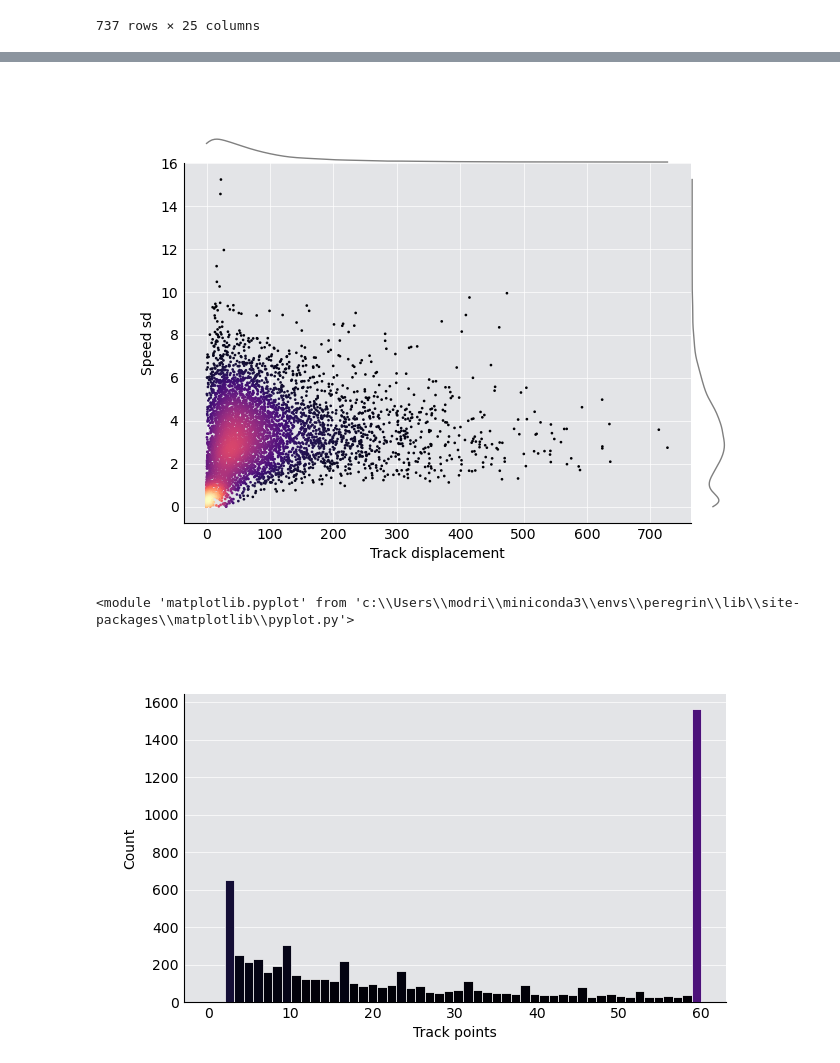
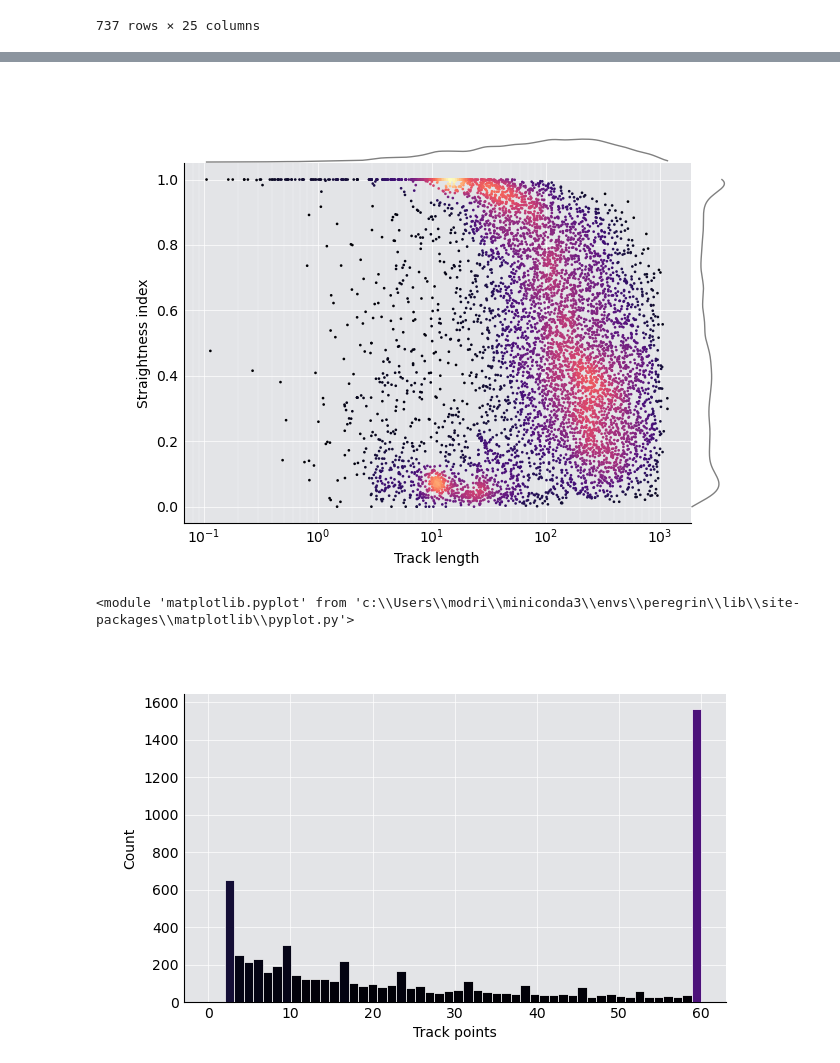
Before and after one commit to BranislavModriansky/Peregrin, a Jupyter notebook: lib/peregrin/Z_sketches/filter_computations.ipynb, the cells around one changed output, grey strips where cells are left out. Cells and saved outputs as stored; diff of their text form; code cells hidden in the pictures.

```diff
--- a/lib/peregrin/Z_sketches/filter_computations.ipynb
+++ b/lib/peregrin/Z_sketches/filter_computations.ipynb
@@ -92,11 +92,14 @@ importlib.reload(filters_module)
 
 filter = filters_module.filter
 # %%
+class InvalidParameterValueError(ValueError): ...
+
 %matplotlib widget
 
 import matplotlib.pyplot as plt
 from matplotlib.widgets import PolygonSelector
 from matplotlib.path import Path
+from matplotlib.ticker import LogLocator, LogFormatterSciNotation, NullFormatter
 from mpl_toolkits.axes_grid1 import make_axes_locatable
 from scipy.stats import gaussian_kde
 import numpy as np
@@ -113,14 +116,34 @@ class Gating:
 
         self.df: pd.DataFrame = None
 
+    @staticmethod
+    def _apply_log_ticks(axis_obj, base):
+        """Attach proper major/minor log locators and formatters to one axis."""
+        axis_obj.set_major_locator(LogLocator(base=base))
+        # minor ticks at every integer multiple within a decade/octave
+        axis_obj.set_minor_locator(
+            LogLocator(base=base, subs=tuple(np.arange(2, base)) if base > 2 else (1.5,))
+        )
+        axis_obj.set_major_formatter(LogFormatterSciNotation(base=base))
+        axis_obj.set_minor_formatter(NullFormatter())
 
     def gate(
         self,
         df: pd.DataFrame,
         y: str,
         x: str,
+        *,
+        log: bool = False,
         **kwargs
     ) -> None:
+
+        # per-axis log flags; `log` kept for backward compatibility
+        log_x = kwargs.get("log_x", log)
+        log_y = kwargs.get("log_y", log)
+
+        for _log in [log_x, log_y]:
+            if not isinstance(_log, bool):
+                raise InvalidParameterValueError(f"{_log} is not a valid log value; must be boolean (True/False)")
 
         if self.df is None:
             self.df = df
@@ -138,26 +161,40 @@ class Gating:
 
         # drop rows with NaN (or inf) in either coordinate
         finite = np.isfinite(xdata) & np.isfinite(ydata)
+        # when using log scales, positive values are also required
+        if log_x:
+            finite &= xdata > 0
+        if log_y:
+            finite &= ydata > 0
         n_dropped = int((~finite).sum())
         if n_dropped:
-            print(f"Dropping {n_dropped} rows with non-finite {x!r}/{y!r} values")
+            print(f"Dropping {n_dropped} rows with non-finite/non-positive {x!r}/{y!r} values")
         df = df.loc[finite].reset_index(drop=True)
         xdata = xdata[finite]
         ydata = ydata[finite]
-        # xy = np.column_stack([xdata, ydata])
 
+        # values used for density/KDE (log-transformed where requested)
+        xkde = np.log(xdata) if log_x else xdata
+        ykde = np.log(ydata) if log_y else ydata
 
         # compute local point density (count) via Gaussian KDE
-        density = gaussian_kde(np.vstack([xdata, ydata]))(np.vstack([xdata, ydata]))
+        # density = gaussian_kde(np.vstack([xkde, ykde]), bw_method=kwargs.get("kde_bw", "scott"))(np.vstack([xkde, ykde]))
+        density = gaussian_kde(np.vstack([xkde, ykde]), bw_method=kwargs.get("kde_bw", "scott"))
 
         # sort so densest points are drawn on top
-        order = density.argsort()
-        xs, ys, dens = xdata[order], ydata[order], density[order]
+        # order = density.argsort()
+        # xs, ys, dens = xdata[order], ydata[order], density[order]
+        xs, ys, dens = xdata, ydata, density(np.vstack([xkde, ykde]))
 
         fig, ax = plt.subplots(figsize=(7, 5))
         pts = ax.scatter(xs, ys, c=dens, s=0.85, cmap=kwargs.get("cmap", "magma"), zorder=3)
         ax.set_xlabel(x)
         ax.set_ylabel(y)
+
+        if log_y:
+            ax.set_yscale('log', nonpositive='clip')
+        if log_x:
+            ax.set_xscale('log', nonpositive='clip')
 
         for axis in ["top", "right"]:
             ax.spines[axis].set_visible(False)
@@ -169,20 +206,22 @@ class Gating:
         ax_top = divider.append_axes("top", size="7%", pad=0, sharex=ax)
         ax_right = divider.append_axes("right", size="7%", pad=0, sharey=ax)
 
-        _c  = "#3F0849"
         _c = 'grey'
         _lw = 1
 
-        kde_x = gaussian_kde(xdata)
-        x_grid = np.linspace(xdata.min(), xdata.max(), 400)
-        x_dens = kde_x(x_grid)
+        # x marginal (top) -- KDE in log-space, plotted on log axis
+        kde_x = gaussian_kde(xkde, bw_method=kwargs.get("kde_bw", "scott"))
+        x_grid_kde = np.linspace(xkde.min(), xkde.max(), 400)
+        x_dens = kde_x(x_grid_kde)
+        x_grid = np.exp(x_grid_kde) if log_x else x_grid_kde
         ax_top.plot(x_grid, x_dens, color=_c, lw=_lw)
         ax_top.set_axis_off()
 
-        # y marginal (right)
-        kde_y = gaussian_kde(ydata)
-        y_grid = np.linspace(ydata.min(), ydata.max(), 400)
-        y_dens = kde_y(y_grid)
+        # y marginal (right) -- KDE in log-space, plotted on log axis
+        kde_y = gaussian_kde(ykde, bw_method=kwargs.get("kde_bw", "scott"))
+        y_grid_kde = np.linspace(ykde.min(), ykde.max(), 400)
+        y_dens = kde_y(y_grid_kde)
+        y_grid = np.exp(y_grid_kde) if log_y else y_grid_kde
         ax_right.plot(y_dens, y_grid, color=_c, lw=_lw)
         ax_right.set_axis_off()
 
@@ -195,7 +234,6 @@ class Gating:
         _color = '#002fff'
         _color2 = "#002fff4b"
 
-        # Set useblit=True on most backends for enhanced performance.
         # Keep a reference on fig so the crosshair survives across cells.
         fig._cursor = Cursor(
             ax,
@@ -214,13 +252,13 @@ class Gating:
             fig.canvas.draw_idle()
             selection["mask"] = inside
             selection["verts"] = verts
-            # keep the gated DataFrame up to date on every change
             selection["df"] = df.loc[inside].reset_index(drop=True)
             print(f"{inside.sum()} points inside gate")
 
-
         ax.set_facecolor("#e3e4e7")
-        ax.grid(True, color="white", linewidth=0.5, zorder=0)
+        # major + minor gridlines (minor lighter) so log spacing is visible
+        ax.grid(True, which="major", color="white", linewidth=0.5, zorder=0)
+        ax.grid(True, which="minor", color="white", linewidth=0.25, zorder=0, alpha=0.75)
 
         # keep a reference on fig so it survives across cells
         fig._poly_selector = PolygonSelector(
@@ -235,10 +273,8 @@ class Gating:
             handle_props=dict(
                 markeredgecolor=_color,
                 markerfacecolor='white',
-                # color='white',
                 marker='h',
                 alpha=1,
-                # markersize=10,
                 zorder=99999
             )
         )
@@ -259,7 +295,9 @@ Filter = Gating()
 
 Filter.gate(
     df=df,
-    y="Speed sd",
-    x="Track displacement"
+    y="Straightness index",
+    x="Track length",
+    log_x=True,
+    kde_bw=0.1,
 )
 # %% [output]
@@ -267,4 +305,4 @@ Dropping 366 rows with non-finite 'Track displacement'/'Speed sd' values
-[figure, old version]
+[figure, new version]
 <module 'matplotlib.pyplot' from 'c:\\Users\\modri\\miniconda3\\envs\\peregrin\\lib\\site-packages\\matplotlib\\pyplot.py'>
 # %%
 import matplotlib.pyplot as plt
```
Also changed, not shown: parts of 5 cells of this notebook.
